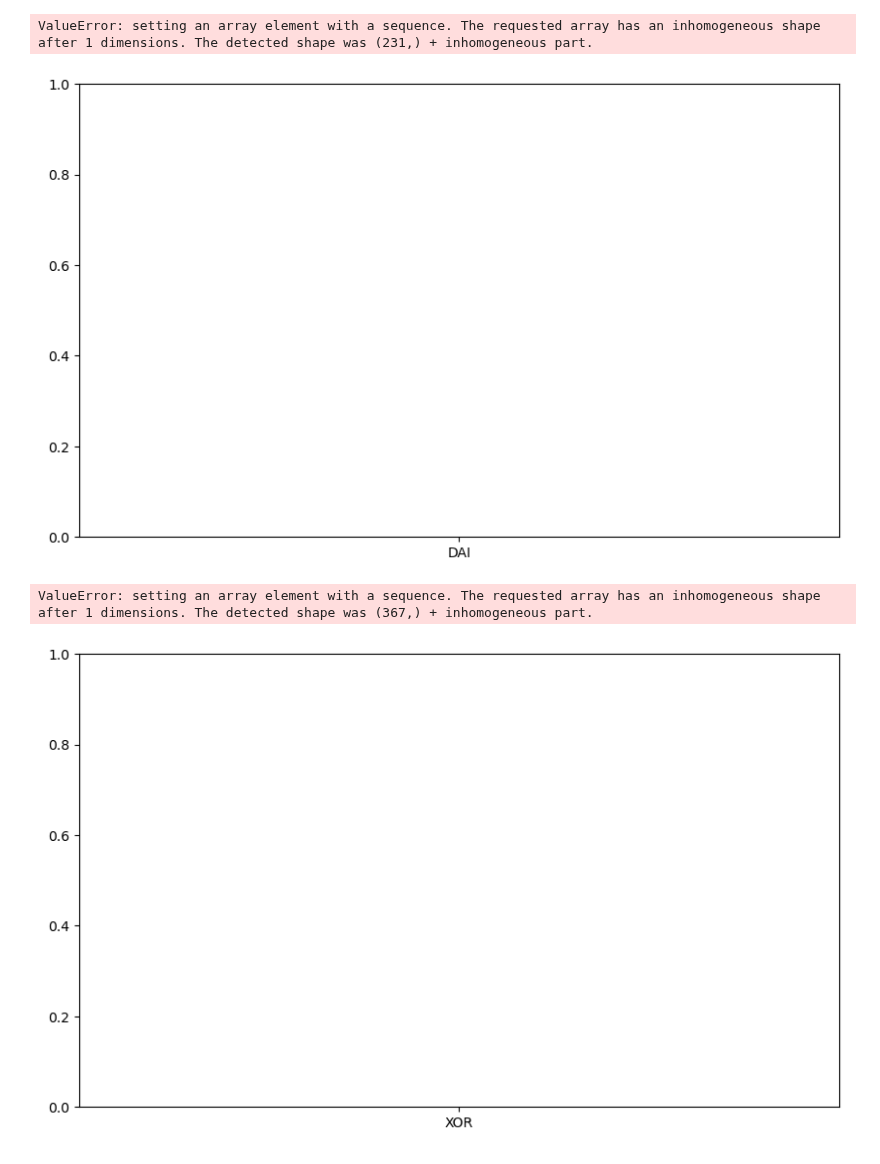
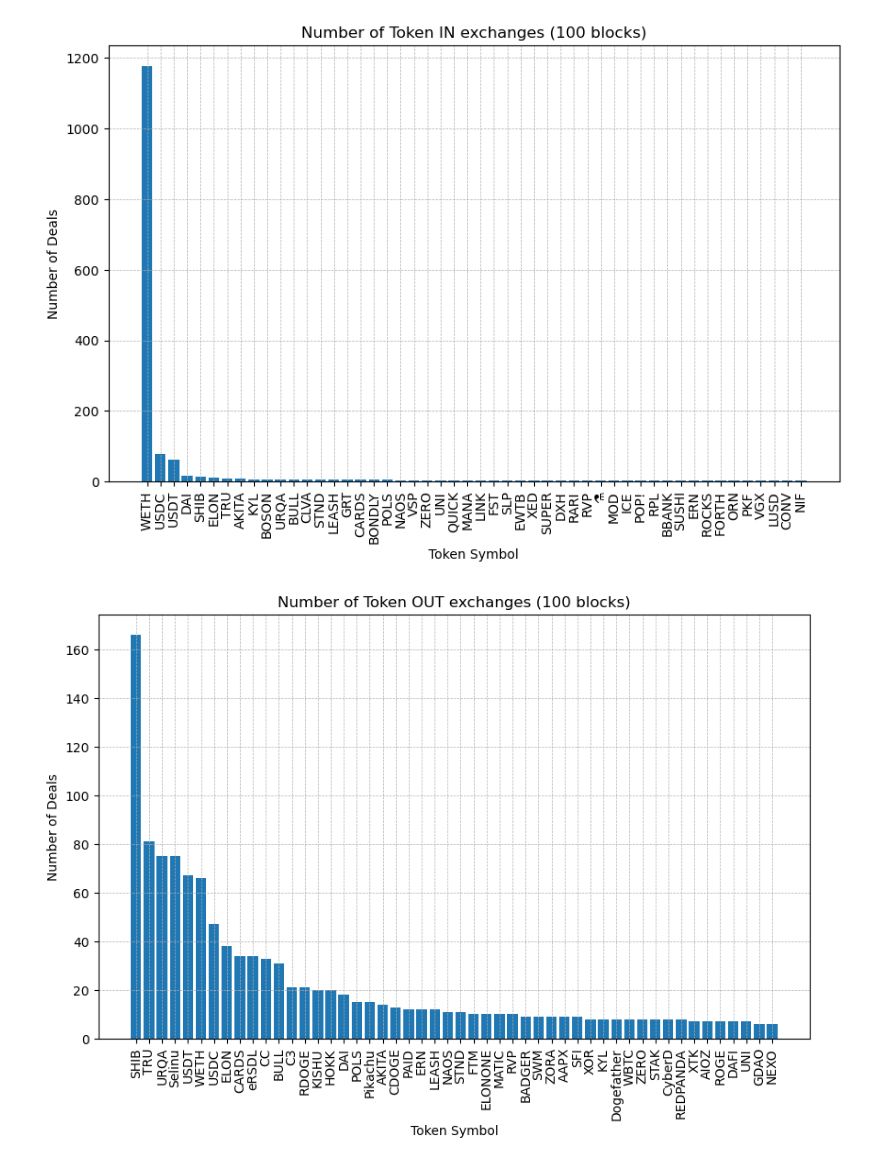
Before and after one commit to swnirk/Dex-Dynamic-Fee, a Jupyter notebook: statistics/hist_num_dex_deals.ipynb, the cells around one changed output. Cells and saved outputs as stored; diff of their text form; code cells hidden in the pictures.

Commit message:
Plots for the most popular tokens

```diff
--- a/statistics/hist_num_dex_deals.ipynb
+++ b/statistics/hist_num_dex_deals.ipynb
@@ -205,8 +180,29 @@ block_dex_deals, block_arbitr_deals, block_paths = count_dex_transactions(blocks
+# %%
+with open("block_dex_deals.json", "w") as file:
+    json.dump(block_dex_deals, file, indent=4)
+
+with open("block_arbitr_deals.json", "w") as file:
+    json.dump(block_arbitr_deals, file, indent=4)
+
+with open("block_paths.json", "w") as file:
+    json.dump(block_paths, file, indent=4)
+# %%
+with open("block_dex_deals.json", "r") as file:
+    block_dex_deals = json.load(file)
+
+with open("block_arbitr_deals.json", "r") as file:
+    block_arbitr_deals = json.load(file)
+
+with open("block_paths.json", "r") as file:
+    block_paths = json.load(file)
 # %%
 token_in_name_amount = {}
 token_out_name_amount = {}
 token_in_name_amount_sum = {}
 token_out_name_amount_sum = {}
+token_in_name_count = {}
+token_out_name_count = {}
+
 
 for arrs in block_paths.values():
     for params in arrs:
@@ -214,13 +210,17 @@ for arrs in block_paths.values():
         if token_in not in token_in_name_amount:
             token_in_name_amount[token_in] = [amount_in]
             token_in_name_amount_sum[token_in] = amount_in
+            token_in_name_count[token_in] = 1
         else:
             token_in_name_amount[token_in].append(amount_in)
             token_in_name_amount_sum[token_in] += amount_in
+            token_in_name_count[token_in] += 1
 
         if token_out not in token_out_name_amount:
             token_out_name_amount[token_out] = [amount_out]
             token_out_name_amount_sum[token_out] = amount_out
+            token_out_name_count[token_out] = 1
         else:
             token_out_name_amount[token_out].append(amount_out)
             token_out_name_amount_sum[token_out] += amount_out
+            token_out_name_count[token_out] += 1
@@ -247,28 +227,32 @@ token_in_name_amount
+# %%
+token_in_name_amount_sum_sorted = dict(sorted(token_in_name_amount_sum.items(), key=lambda item: item[1], reverse=True))
+token_out_name_amount_sum_sorted = dict(sorted(token_out_name_amount_sum.items(), key=lambda item: item[1], reverse=True))
+
+token_in_name_count_sorted = dict(sorted(token_in_name_count.items(), key=lambda item: item[1], reverse=True))
+token_out_name_count_sorted = dict(sorted(token_out_name_count.items(), key=lambda item: item[1], reverse=True))
 # %%
 plt.figure(figsize=(10, 6))
-plt.bar(token_in_name_amount.keys(), token_in_name_amount.values())
+plt.bar(list(token_in_name_count_sorted.keys())[:50], list(token_in_name_count_sorted.values())[:50])
 
 plt.xlabel('Token Symbol')
-plt.ylabel('Amount of Token')
-plt.xticks(rotation=45)
-plt.title('Amount of Tokens IN')
+plt.ylabel('Number of Deals')
+plt.xticks(rotation=90)
+plt.title('Number of Token IN exchanges (100 blocks)')
 plt.grid(True, which='both', linestyle='--', linewidth=0.5)
 
 plt.show()
 # %% [output]
-ValueError: setting an array element with a sequence. The requested array has an inhomogeneous shape after 1 dimensions. The detected shape was (231,) + inhomogeneous part.
-[figure, old version]
+[figure, new version]
 # %%
 plt.figure(figsize=(10, 6))
-plt.bar(token_out_name_amount.keys(), token_out_name_amount.values())
+plt.bar(list(token_out_name_count_sorted.keys())[:50], list(token_out_name_count_sorted.values())[:50])
 
 plt.xlabel('Token Symbol')
-plt.ylabel('Amount of Token')
-plt.xticks(rotation=45)
-plt.title('Amount of Tokens OUT')
+plt.ylabel('Number of Deals')
+plt.xticks(rotation=90)
+plt.title('Number of Token OUT exchanges (100 blocks)')
 plt.grid(True, which='both', linestyle='--', linewidth=0.5)
 
 plt.show()
 # %% [output]
-ValueError: setting an array element with a sequence. The requested array has an inhomogeneous shape after 1 dimensions. The detected shape was (367,) + inhomogeneous part.
-[figure, old version]
+[figure, new version]
```
Also changed, not shown: parts of 14 cells of this notebook, 3 other files.
